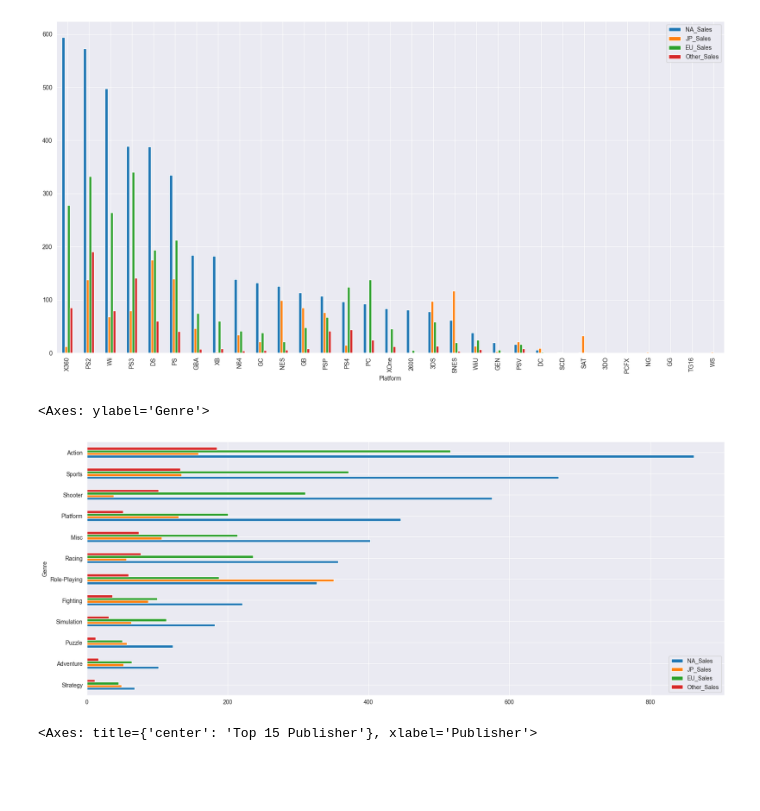
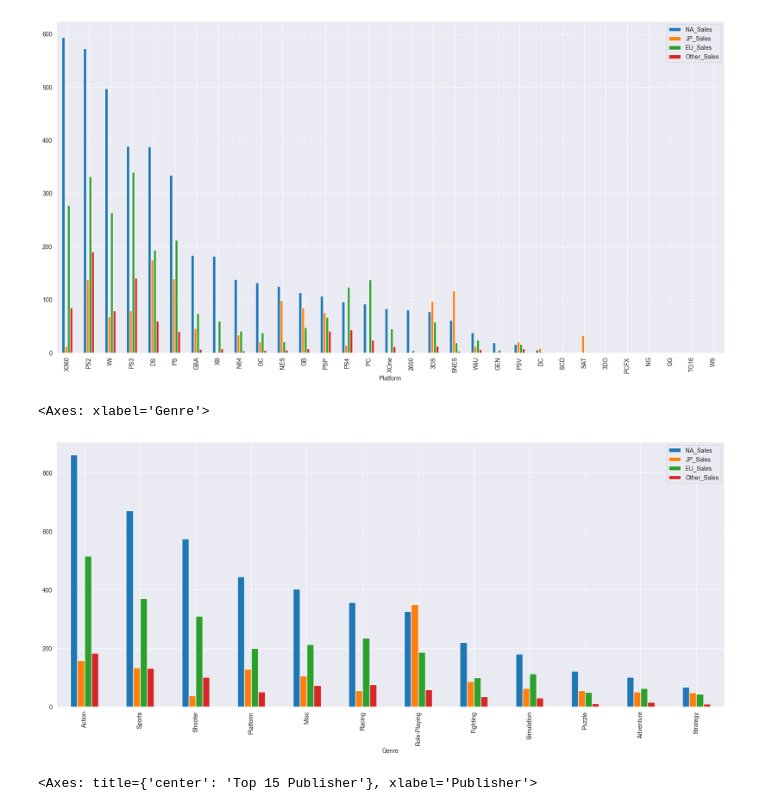
Before and after one commit to ThanyabunPh/wu-python-workshop, a Jupyter notebook: notebook_day2.ipynb, the cells around one changed output. Saved outputs shown, nothing was run; the diff lists cells and outputs as text; code cells hidden in the pictures; blank space fills up the shorter version.

```diff
--- a/notebook_day2.ipynb
+++ b/notebook_day2.ipynb
@@ -233,14 +233,14 @@ df_sales_groupby_platform.plot(kind='bar', figsize=(20,10), fontsize=10)
 [figure]
 # %%
 df_sales_groupby_genre = df.groupby('Genre')[['NA_Sales','JP_Sales','EU_Sales','Other_Sales']].sum()
-df_sales_groupby_genre.sort_values(by='NA_Sales', inplace=True)
+df_sales_groupby_genre.sort_values(by='NA_Sales', ascending=False, inplace=True)
 # df_sales_groupby_genre.sort_values(by='JP_Sales', ascending=False, inplace=True)
 # df_sales_groupby_genre.sort_values(by='EU_Sales', ascending=False, inplace=True)
 # df_sales_groupby_genre.sort_values(by='Other_Sales', ascending=False, inplace=True)
-df_sales_groupby_genre.plot(kind='barh', figsize=(20,8), fontsize=10)
+df_sales_groupby_genre.plot(kind='bar', figsize=(20,8), fontsize=10)
 # %% [output]
-<Axes: ylabel='Genre'>
+<Axes: xlabel='Genre'>
-[figure, old version]
+[figure, new version]
 # %%
 df_sales_groupby_publisher = df.groupby('Publisher')[['NA_Sales','JP_Sales','EU_Sales','Other_Sales']].sum()
 df_sales_groupby_publisher.sort_values(by='NA_Sales', ascending=False, inplace=True)
```
